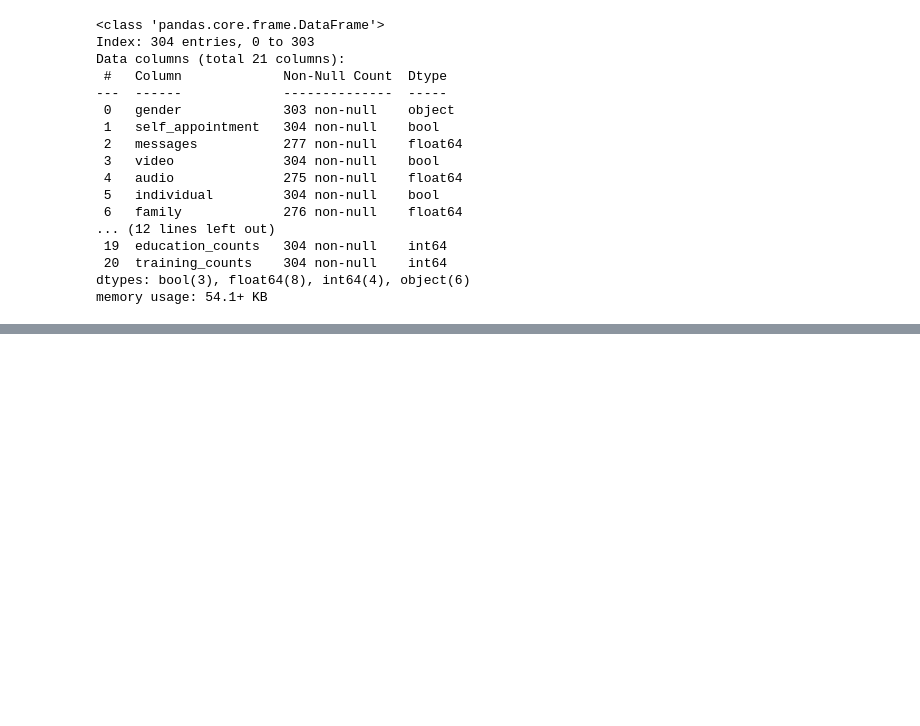
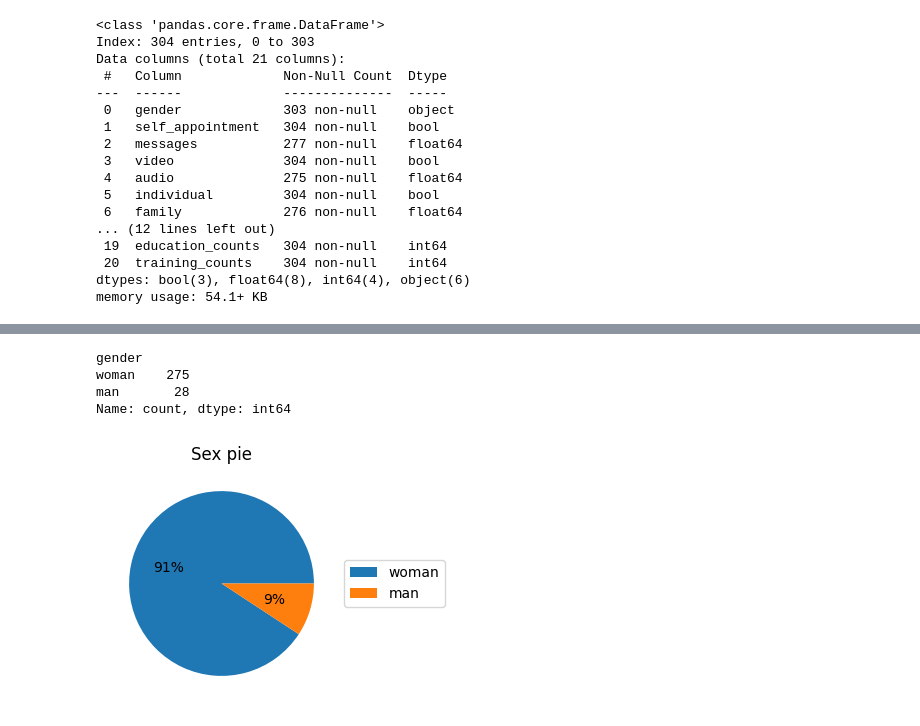
Before and after one commit to shchitaev/psychologist_profile_analysis, a Jupyter notebook: youtalk/youtalk_eda.ipynb, the cells around one changed output, grey strips where cells are left out. Saved outputs shown, nothing was run; the diff lists cells and outputs as text; code cells hidden in the pictures; blank space fills up the shorter version.

```diff
--- a/youtalk/youtalk_eda.ipynb
+++ b/youtalk/youtalk_eda.ipynb
@@ -48,0 +118,18 @@ memory usage: 54.1+ KB
+# %%
+df['gender'].value_counts()
+# %% [output]
+gender
+woman    275
+man       28
+Name: count, dtype: int64
+# %%
+# Получилось что в датасете женщин дольшинство
+city_counts = df['gender'].value_counts()
+plt.figure(figsize=(3, 3))
+plt.pie(city_counts, autopct='%.0f%%')
+plt.title('Sex pie')
+plt.legend(city_counts.index, bbox_to_anchor=(1, 0.5), loc='center left')
+plt.savefig('youtalk_gender.png')
+plt.show()
+# %% [output]
+[figure, added]
```
Also changed, not shown: parts of 6 cells of this notebook, 4 other files.
